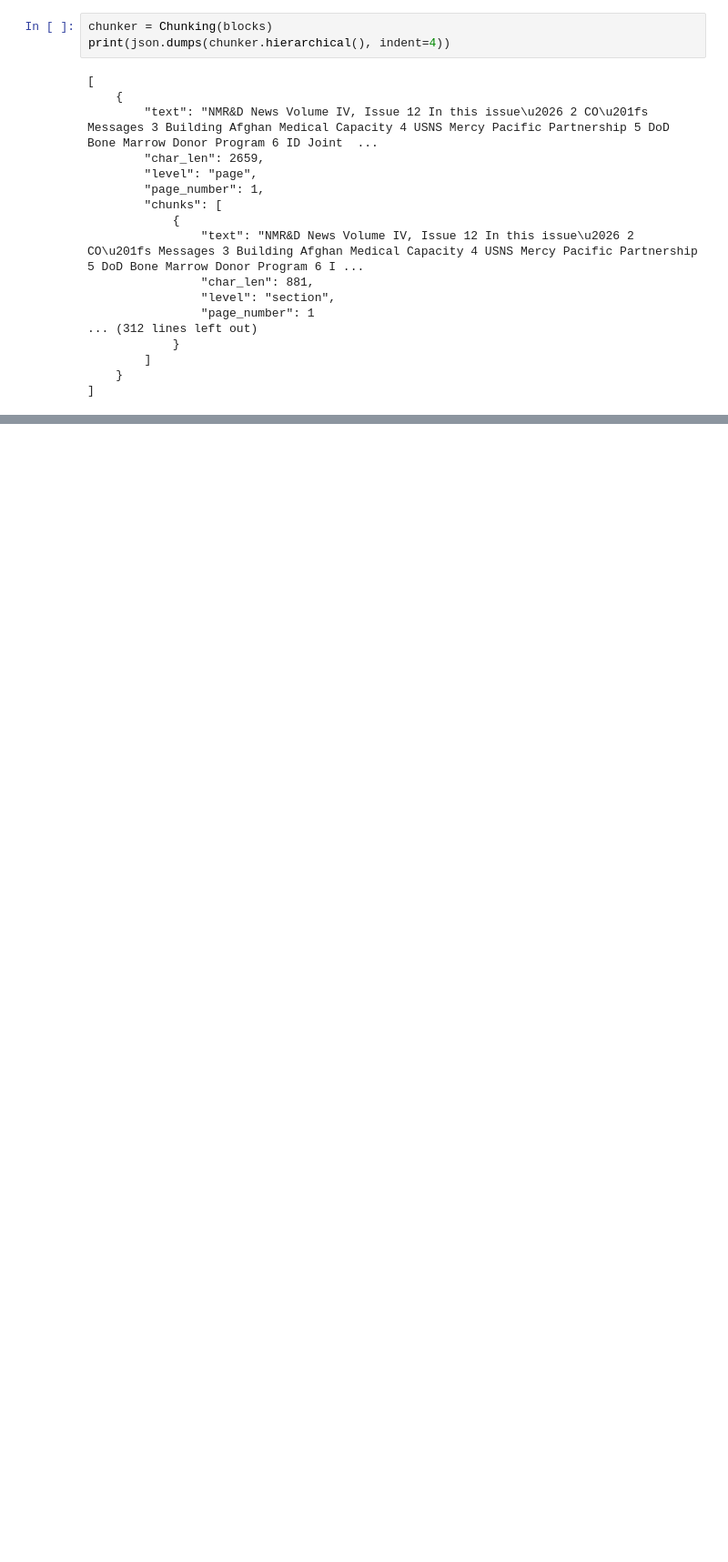
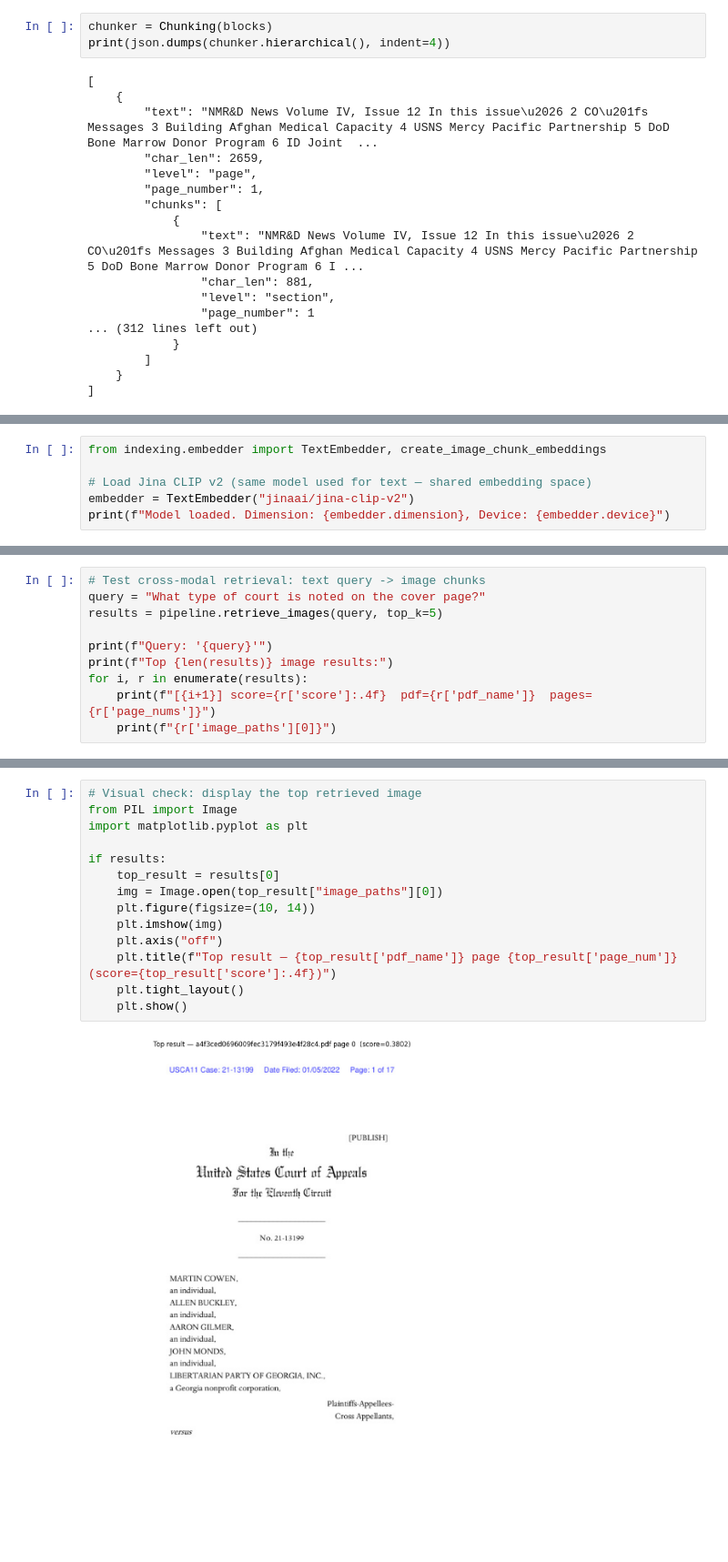
Before and after one commit to Vaakir/mRAG_on_MMDocIR, a Jupyter notebook: src/notebooks/Toguntest.ipynb, the cells around one changed output, grey strips where cells are left out. Shown at 91% size. Drawn from its saved outputs; the diff is of its cells as text; blank space fills up the shorter version.

Commit message:
image indexer and file fixes

```diff
--- a/src/notebooks/Toguntest.ipynb
+++ b/src/notebooks/Toguntest.ipynb
@@ -547,0 +563,6 @@ print(json.dumps(chunker.enhanced_hierarchical(), indent=4))
+# %%
+from indexing.embedder import TextEmbedder, create_image_chunk_embeddings
+
+# Load Jina CLIP v2 (same model used for text — shared embedding space)
+embedder = TextEmbedder("jinaai/jina-clip-v2")
+print(f"Model loaded. Dimension: {embedder.dimension}, Device: {embedder.device}")
@@ -547,0 +694,10 @@ print(json.dumps(chunker.enhanced_hierarchical(), indent=4))
+# %%
+# Test cross-modal retrieval: text query -> image chunks
+query = "What type of court is noted on the cover page?"
+results = pipeline.retrieve_images(query, top_k=5)
+
+print(f"Query: '{query}'")
+print(f"Top {len(results)} image results:")
+for i, r in enumerate(results):
+    print(f"[{i+1}] score={r['score']:.4f}  pdf={r['pdf_name']}  pages={r['page_nums']}")
+    print(f"{r['image_paths'][0]}")
@@ -547,0 +717,16 @@ print(json.dumps(chunker.enhanced_hierarchical(), indent=4))
+# %%
+# Visual check: display the top retrieved image
+from PIL import Image
+import matplotlib.pyplot as plt
+
+if results:
+    top_result = results[0]
+    img = Image.open(top_result["image_paths"][0])
+    plt.figure(figsize=(10, 14))
+    plt.imshow(img)
+    plt.axis("off")
+    plt.title(f"Top result — {top_result['pdf_name']} page {top_result['page_num']}  (score={top_result['score']:.4f})")
+    plt.tight_layout()
+    plt.show()
+# %% [output]
+[figure, added]
```
Also changed, not shown: parts of 29 cells of this notebook, 24 other files.
